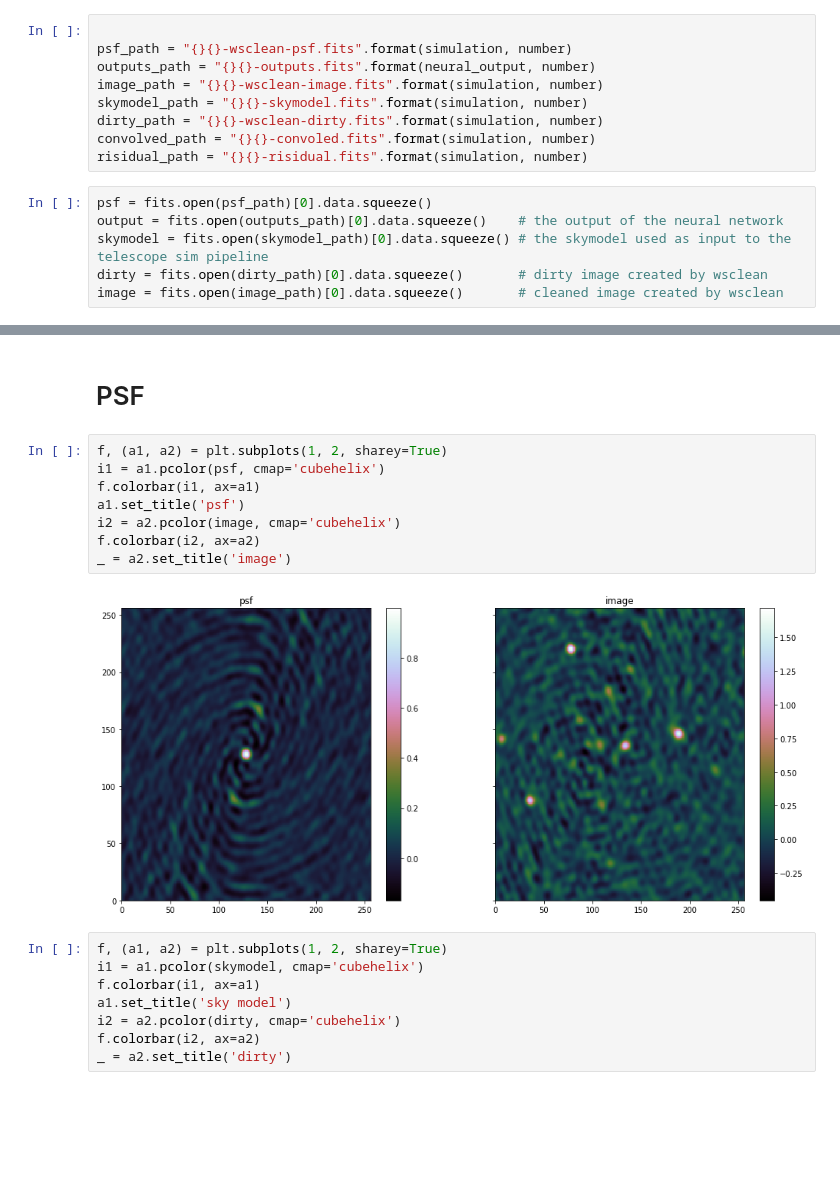
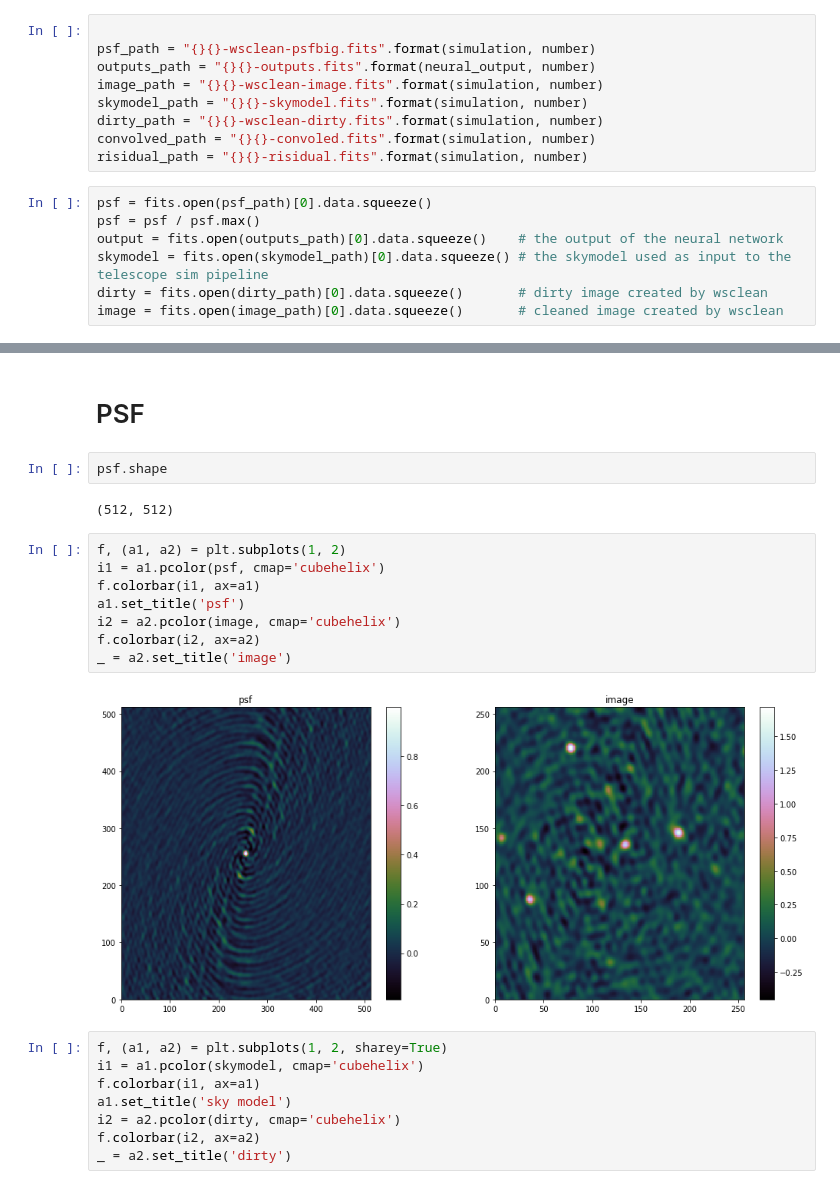
Before and after one commit to gijzelaerr/vacuum-cleaner, a Jupyter notebook: notebooks/convolve.ipynb, the cells around one changed output, grey strips where cells are left out. Saved outputs shown, nothing was run; the diff lists cells and outputs as text; blank space fills up the shorter version.

```diff
--- a/notebooks/convolve.ipynb
+++ b/notebooks/convolve.ipynb
@@ -38,6 +38,6 @@ number = 401
 # %%
 
-psf_path = "{}{}-wsclean-psf.fits".format(simulation, number)
+psf_path = "{}{}-wsclean-psfbig.fits".format(simulation, number)
 outputs_path = "{}{}-outputs.fits".format(neural_output, number)
 image_path = "{}{}-wsclean-image.fits".format(simulation, number)
 skymodel_path = "{}{}-skymodel.fits".format(simulation, number)
@@ -46,6 +46,7 @@ convolved_path = "{}{}-convoled.fits".format(simulation, number)
 risidual_path = "{}{}-risidual.fits".format(simulation, number)
 # %%
 psf = fits.open(psf_path)[0].data.squeeze()
+psf = psf / psf.max()
 output = fits.open(outputs_path)[0].data.squeeze()    # the output of the neural network
 skymodel = fits.open(skymodel_path)[0].data.squeeze() # the skymodel used as input to the telescope sim pipeline
 dirty = fits.open(dirty_path)[0].data.squeeze()       # dirty image created by wsclean
@@ -57,16 +58,20 @@ print("threshold: {}".format(threshold))
 threshold: 0.012122106418246403
 # %% [markdown]
 # PSF
+# %%
+psf.shape
+# %% [output]
+(512, 512)
 # %%
-f, (a1, a2) = plt.subplots(1, 2, sharey=True)
+f, (a1, a2) = plt.subplots(1, 2)
 i1 = a1.pcolor(psf, cmap='cubehelix')
 f.colorbar(i1, ax=a1)
 a1.set_title('psf')
 i2 = a2.pcolor(image, cmap='cubehelix')
 f.colorbar(i2, ax=a2)
 _ = a2.set_title('image')
 # %% [output]
-[figure, old version]
+[figure, new version]
 # %%
 f, (a1, a2) = plt.subplots(1, 2, sharey=True)
 i1 = a1.pcolor(skymodel, cmap='cubehelix')
```
Also changed, not shown: parts of 19 cells of this notebook, 1 other file.
